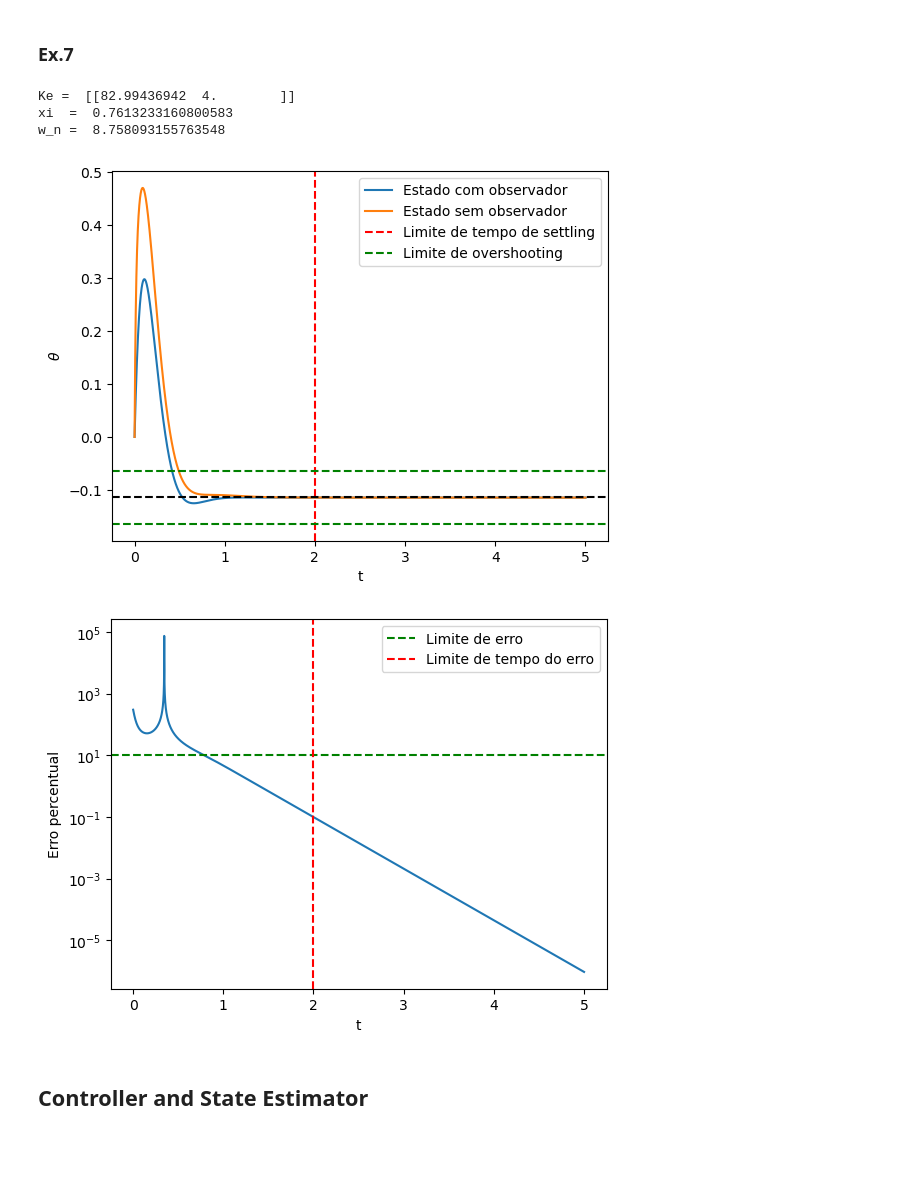
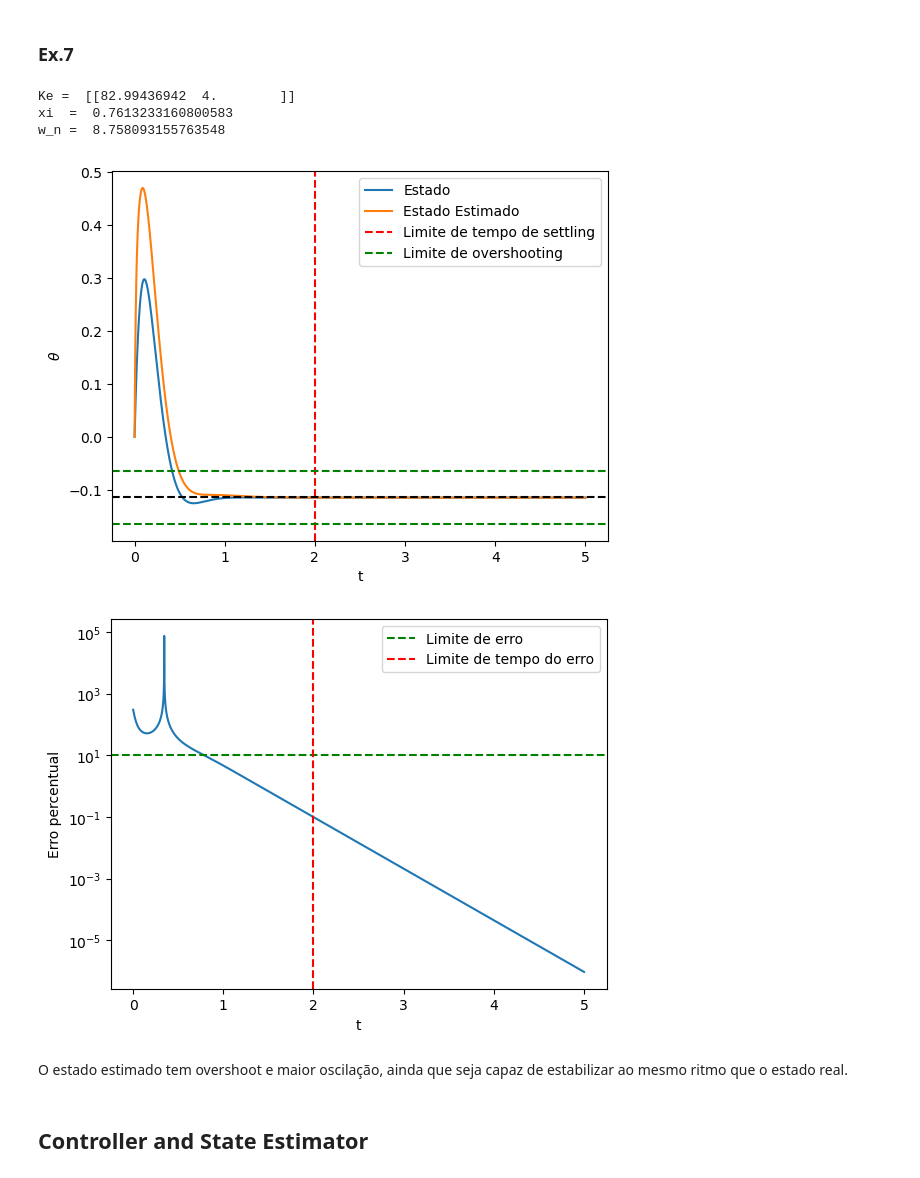
Before and after one commit to mariana-das-neves/sistemas_dinamicos_e_controlo, a Jupyter notebook: Projeto SDC.ipynb, the cells around one changed output. Saved outputs shown, nothing was run; the diff lists cells and outputs as text; code cells hidden in the pictures; blank space fills up the shorter version.

```diff
--- a/Projeto SDC.ipynb
+++ b/Projeto SDC.ipynb
@@ -511,6 +447,9 @@ e como sabemos isto será equivalente a $s^{2} + 2\xi \omega_{n} + \omega_{n}^{2
 $$\frac{k_{2}}{I}= 2\xi\omega_{n}~~\to~~ k_{2}=2I\xi\omega_{n}$$
 $$\frac{k_{1}-\alpha}{I}=\omega_{n}^{2}~~\to~~ k_{1}=\alpha+I\omega_{n}^{2}$$
 # %%
+r = 2
+v = 1.5
+
 theta0 = np.arctan2(-v*v, g*r)
 alpha = m*g*h * np.cos(theta0) - m*v*v*h/r * np.sin(theta0)
 beta = m*g*h * theta0*np.cos(theta0) + m*v*v*h/r * theta0*np.sin(theta0)
@@ -531,7 +470,7 @@ for i in [0.25,1,3]:
     k2 = 2*I*xi*w
     k1 = alpha+I*w*w
     k = np.array([k1,k2]).reshape((1,2))
-    print(f"k {i} = ", k)
+    print(f"k({i}) = ", k)
 
     # representação gráfica
     x0 = np.array([0,0.1/I])
@@ -639,37 +587,39 @@ dt = abs(times[1]-times[0])
 xt = np.zeros((len(times), 2))
 x_til = np.zeros_like(xt)
 ut = np.zeros(len(times)) # u é escalar - é torque
 xt[0] = x0
 x_til[0] = 0
 ut[0] = ((-k @ xt[0])[0] + beta)/I
 for i in range(len(times)-1):
     xt[i+1] = xt[i] + dt*(A2 @ xt[i] + B2.reshape((2,)) * ut[i])
     ut[i+1] = ((-k @ xt[i])[0] + beta)/I
     x_til[i+1] = x_til[i] + dt * (A2 @ x_til[i] + B2.reshape((2,)) * ut[i] + ke @ (C2 @ xt[i] - C2 @ x_til[i]))
-plt.plot(times, xt[:,0], label=f'Estado com observador')
-plt.plot(times, x_til[:,0], label=f'Estado sem observador')
+plt.plot(times, xt[:,0], label=f'Estado')
+plt.plot(times, x_til[:,0], label=f'Estado Estimado')
 plt.axvline(2, linestyle='--', color='red', label='Limite de tempo de settling')
 plt.axhline(theta0-5e-2, linestyle='--', color='green', label='Limite de overshooting')
 plt.axhline(theta0+5e-2, linestyle='--', color='green')
 plt.axhline(theta0, linestyle='--', color='black')
 plt.xlabel('t')
 plt.ylabel(r'$\theta$')
 plt.legend()
 plt.show()
 plt.plot(times, abs((xt[:,0]-x_til[:,0])/xt[:,0])*100)
 plt.axhline(10, linestyle='--', color='green', label='Limite de erro')
 plt.axvline(2, linestyle='--', color='red', label='Limite de tempo do erro')
 plt.yscale('log')
 plt.ylabel('Erro percentual')
 plt.xlabel('t')
 plt.legend()
 plt.show()
 # %% [output]
 Ke =  [[82.99436942  4.        ]]
 xi  =  0.7613233160800583
 w_n =  8.758093155763548
-[figure, old version]
+[figure, new version]
 [figure]
+# %% [markdown]
+O estado estimado tem overshoot e maior oscilação, ainda que seja capaz de estabilizar ao mesmo ritmo que o estado real.
 # %% [markdown]
 ## Controller and State Estimator
 # %% [markdown]
```
Also changed, not shown: parts of 8 cells of this notebook.
